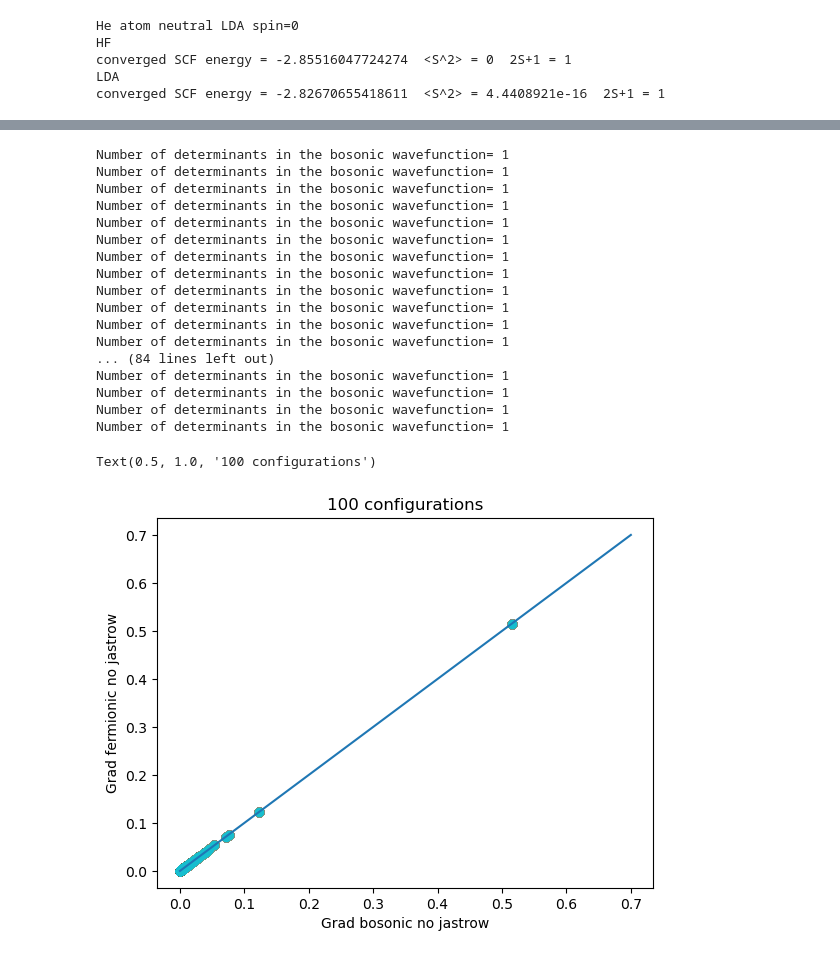
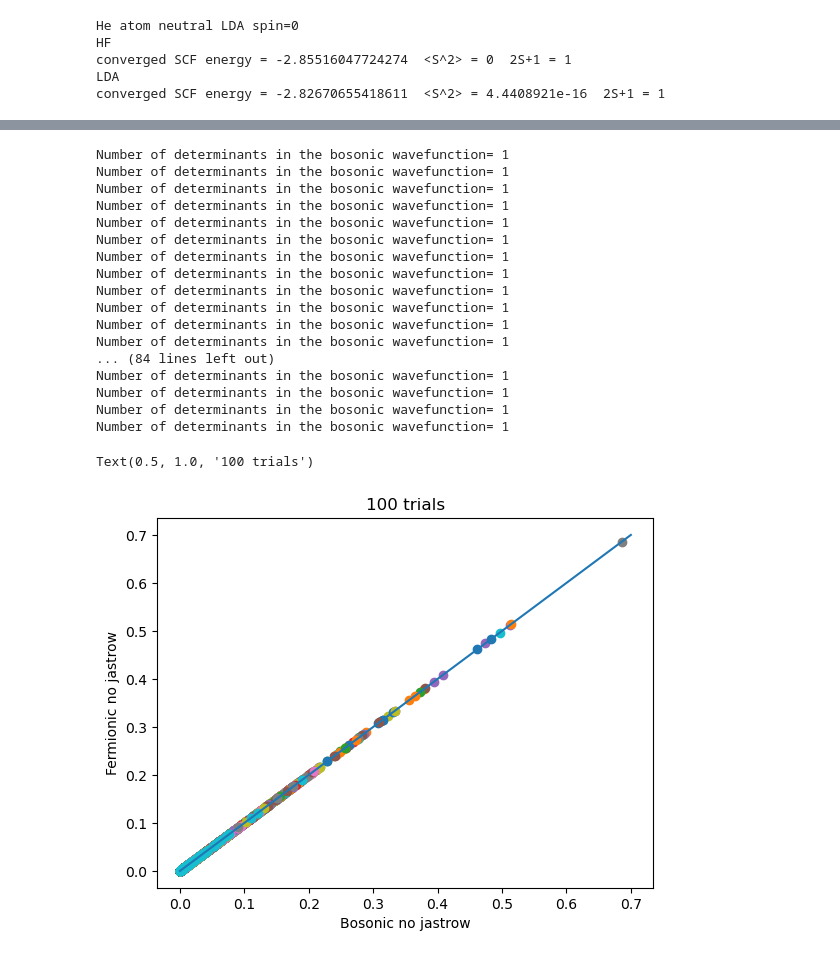
Before and after one commit to kayahans/pyqmc, a Jupyter notebook: pyqmc/test-value-hf.ipynb, the cells around one changed output, grey strips where cells are left out. Drawn from its saved outputs; the diff is of its cells as text; code cells hidden in the pictures.

```diff
--- a/pyqmc/test-value-hf.ipynb
+++ b/pyqmc/test-value-hf.ipynb
@@ -217,0 +204,18 @@ ipdb>  exit
+# %%
+import importlib, recipes, jastrowspin, abdmc, wftools, bosonwf, determinant_tools, mc, dmc, slater, orbitals, accumulators, energy, jastrowspin, multiplywf
+modules = [recipes, abdmc, wftools, jastrowspin, bosonwf, determinant_tools, mc, dmc, slater, orbitals, accumulators, energy, jastrowspin, multiplywf] # Reloads recipes.py file after each update
+for m in modules:
+    importlib.reload(m)
+
+    # Jastrow optimizationn
+
+for fname in ['sj.hdf5']:
+    if os.path.isfile(fname):
+        os.remove(fname)
+
+# pyq.OPTIMIZE(scf_checkfile, "sj.hdf5", ci_checkfile=ci_checkfile, max_iterations=2, verbose=False)
+recipes.ABOPTIMIZE(scf_checkfile, "sj.hdf5", max_iterations=2, nconfig=100, verbose=False)
+
+# Jastrow optimization results
+df = pyq.read_opt("sj.hdf5")
+df
@@ -266,7 +273,7 @@ trials = 100
 for i in range(trials):
     nconfig = 100
     mol, mf = pyscftools.recover_pyscf(scf_checkfile)
-    configs = mc.initial_guess(mol, nconfig, seed = 100)
+    configs = mc.initial_guess(mol, nconfig, seed = i)
     wfb = initialize_boson_qmc_objects(
         scf_checkfile,
     )
@@ -276,38 +283,38 @@ for i in range(trials):
     e=0
     sign, phi1 = wf.recompute(configs)
     g1, phi, saved1 = wf.gradient_value(e, configs.electron(e))
     # phi1a = saved['phi']
     e=0
     signb, phi2 = wfb.recompute(configs)
     g1b, saved2 = wfb.gradient_value(e, configs.electron(e))
     phi2a = saved2['psi']
 
     plt.scatter(np.exp(phi1), phi2)
 x = np.linspace(0, 0.7, 100)
 plt.plot(x,x)
-plt.xlabel('Grad bosonic no jastrow')
-plt.ylabel('Grad fermionic no jastrow')
-plt.title(str(trials) + ' configurations')
+plt.xlabel('Bosonic no jastrow')
+plt.ylabel('Fermionic no jastrow')
+plt.title(str(trials) + ' trials')
 # %% [output]
 Number of determinants in the bosonic wavefunction= 1
 Number of determinants in the bosonic wavefunction= 1
 Number of determinants in the bosonic wavefunction= 1
 Number of determinants in the bosonic wavefunction= 1
 Number of determinants in the bosonic wavefunction= 1
 Number of determinants in the bosonic wavefunction= 1
 Number of determinants in the bosonic wavefunction= 1
 Number of determinants in the bosonic wavefunction= 1
 Number of determinants in the bosonic wavefunction= 1
 Number of determinants in the bosonic wavefunction= 1
 Number of determinants in the bosonic wavefunction= 1
 Number of determinants in the bosonic wavefunction= 1
 ... (84 lines left out)
 Number of determinants in the bosonic wavefunction= 1
 Number of determinants in the bosonic wavefunction= 1
 Number of determinants in the bosonic wavefunction= 1
 Number of determinants in the bosonic wavefunction= 1
-Text(0.5, 1.0, '100 configurations')
+Text(0.5, 1.0, '100 trials')
-[figure, old version]
+[figure, new version]
 # %%
 trials = 100
 for i in range(trials):
```
Also changed, not shown: parts of 5 cells of this notebook, 15 other files.
